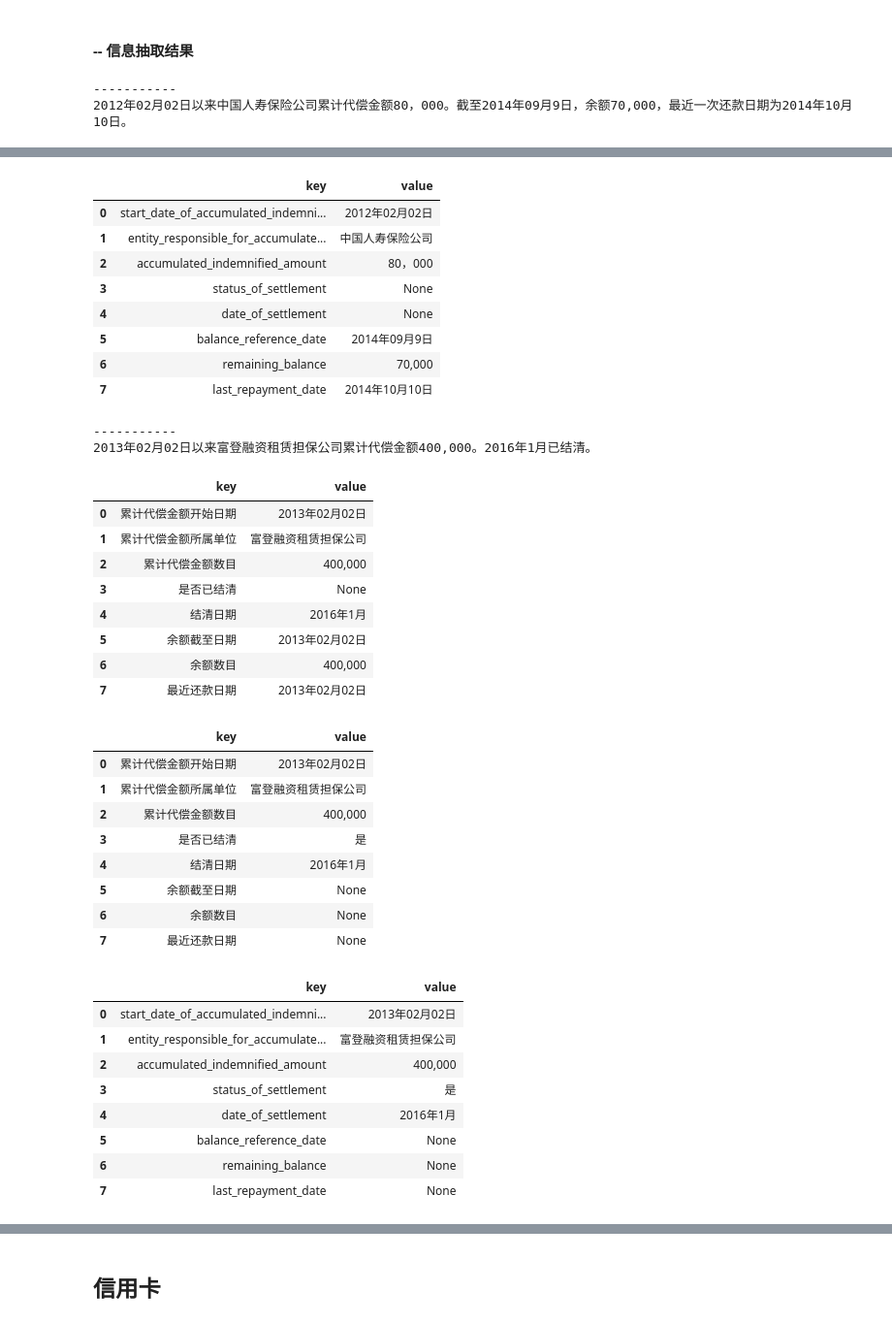
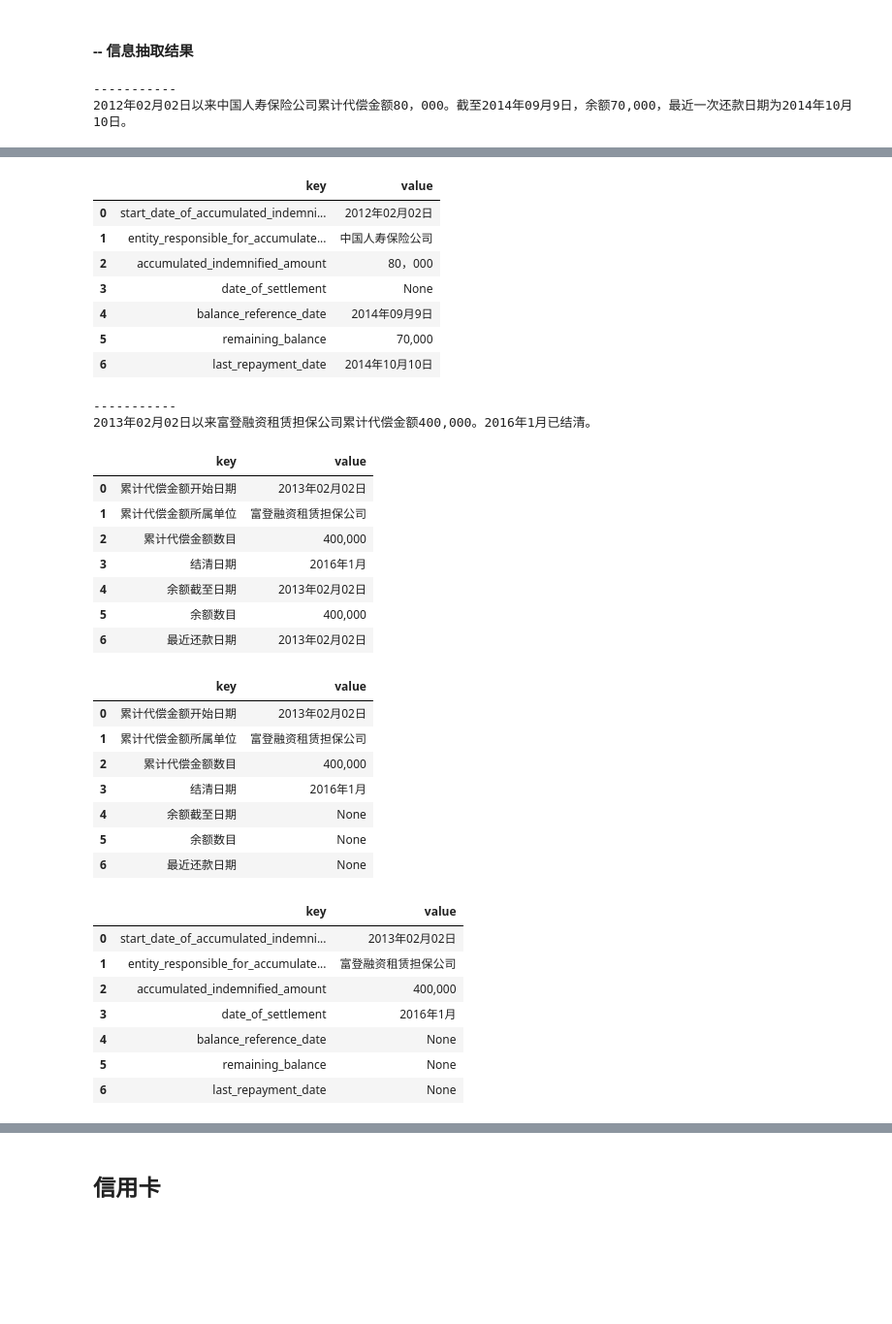
Before and after one commit to Arnoldzyf/knowledge_extraction_from_credit_reports, a Jupyter notebook: 4_简版方案验证.ipynb, the cells around one changed output, grey strips where cells are left out. Shown at 97% size. Drawn from its saved outputs; the diff is of its cells as text; code cells hidden in the pictures; blank space fills up the shorter version.

```diff
--- a/4_简版方案验证.ipynb
+++ b/4_简版方案验证.ipynb
@@ -836,0 +938,4 @@ results[0]
+# %%
+for case, result in zip(zcczxx_data, zcczxx_results_fixed):
+    print(zcczxx_data[i])
+    display(pd.DataFrame(list(zcczxx_results_fixed[i].items()), columns=['key', 'value']))
@@ -836,0 +953,7 @@ results[0]
+# %%
+zcczxx_results_fixed_en = []
+for result in zcczxx_results_fixed:
+    result = {key_2_English(k):v for k,v in result.items()}
+    zcczxx_results_fixed_en.append(result)
+
+zcczxx_results_fixed_en
@@ -844,7 +974,7 @@ update_trans_dict("垫款信息", "overdraft_information")
 # %%
 '''关键字段需人工提前确定'''
 dkxx_schema = ["累计代偿金额开始日期", "累计代偿金额所属单位", "累计代偿金额数目"]
-dkxx_schema.extend(["是否已结清", "结清日期"])
+dkxx_schema.extend(["结清日期"])
 dkxx_schema.extend(["余额截至日期", "余额数目", "最近还款日期"])
 
 {k:key_2_English(k) for k in dkxx_schema}
@@ -875,10 +1004,10 @@ dkxx_schema.extend(["余额截至日期", "余额数目", "最近还款日期"])
 ['2012年02月02日以来中国人寿保险公司累计代偿金额80，000。截至2014年09月9日，余额70,000，最近一次还款日期为2014年10月10日。',
  '2013年02月02日以来富登融资租赁担保公司累计代偿金额400,000。2016年1月已结清。']
 # %%
-dkxx_cases = []
-dkxx_cases.append("2012年02月02日以来中国人寿保险公司累计代偿金额80，000。截至2014年09月9日，余额70,000，最近一次还款日期为2014年10月10日。")
-dkxx_cases.append("2013年02月02日以来富登融资租赁担保公司累计代偿金额400,000。2016年1月已结清。")
-dkxx_cases
+dkxx_data = []
+dkxx_data.append("2012年02月02日以来中国人寿保险公司累计代偿金额80，000。截至2014年09月9日，余额70,000，最近一次还款日期为2014年10月10日。")
+dkxx_data.append("2013年02月02日以来富登融资租赁担保公司累计代偿金额400,000。2016年1月已结清。")
+dkxx_data
 # %% [output]
 ['2012年02月02日以来中国人寿保险公司累计代偿金额80，000。截至2014年09月9日，余额70,000，最近一次还款日期为2014年10月10日。',
  '2013年02月02日以来富登融资租赁担保公司累计代偿金额400,000。2016年1月已结清。']
@@ -920,19 +1049,24 @@ def dkxx_result_fixing(case, result):
 # %%
-results=[]
-for case in dkxx_cases:
+dkxx_results=[]
+dkxx_results_fixed = []
+dkxx_results_fixed_en = []
+
+for case in dkxx_data:
     ## 模型提取
     result = extract_info_from_taskflow(case=case, schema=dkxx_schema)
-
+    dkxx_results.append(result)
     ## 结果展示
     print("-----------")
     print(case)
     display(pd.DataFrame(list(result.items()), columns=['key', 'value']))
     ## 结果矫正
-    result = dkxx_result_fixing(case, result)
+    result = text_result_fixing(case, result)
     display(pd.DataFrame(list(result.items()), columns=['key', 'value']))
+    dkxx_results_fixed.append(result)
     ## key值转英文
     result = {key_2_English(k):v for k,v in result.items()}
-    display(pd.DataFrame(list(result.items()), columns=['key', 'value']))
+    # display(pd.DataFrame(list(result.items()), columns=['key', 'value']))
+    dkxx_results_fixed_en.append(result)
 
     results.append(result)
 # %% [output]
@@ -959,38 +1091,34 @@ for case in dkxx_cases:
 |  | key | value |
 | 0 | start_date_of_accumulated_indemni... | 2012年02月02日 |
 | 1 | entity_responsible_for_accumulate... | 中国人寿保险公司 |
 | 2 | accumulated_indemnified_amount | 80，000 |
-| 3 | status_of_settlement | None |
-| 4 | date_of_settlement | None |
-| 5 | balance_reference_date | 2014年09月9日 |
-| 6 | remaining_balance | 70,000 |
-| 7 | last_repayment_date | 2014年10月10日 |
+| 3 | date_of_settlement | None |
+| 4 | balance_reference_date | 2014年09月9日 |
+| 5 | remaining_balance | 70,000 |
+| 6 | last_repayment_date | 2014年10月10日 |
 -----------
 2013年02月02日以来富登融资租赁担保公司累计代偿金额400,000。2016年1月已结清。
 |  | key | value |
 | 0 | 累计代偿金额开始日期 | 2013年02月02日 |
 | 1 | 累计代偿金额所属单位 | 富登融资租赁担保公司 |
 | 2 | 累计代偿金额数目 | 400,000 |
-| 3 | 是否已结清 | None |
-| 4 | 结清日期 | 2016年1月 |
-| 5 | 余额截至日期 | 2013年02月02日 |
-| 6 | 余额数目 | 400,000 |
-| 7 | 最近还款日期 | 2013年02月02日 |
+| 3 | 结清日期 | 2016年1月 |
+| 4 | 余额截至日期 | 2013年02月02日 |
+| 5 | 余额数目 | 400,000 |
+| 6 | 最近还款日期 | 2013年02月02日 |
 |  | key | value |
 | 0 | 累计代偿金额开始日期 | 2013年02月02日 |
 | 1 | 累计代偿金额所属单位 | 富登融资租赁担保公司 |
 | 2 | 累计代偿金额数目 | 400,000 |
-| 3 | 是否已结清 | 是 |
-| 4 | 结清日期 | 2016年1月 |
-| 5 | 余额截至日期 | None |
-| 6 | 余额数目 | None |
-| 7 | 最近还款日期 | None |
+| 3 | 结清日期 | 2016年1月 |
+| 4 | 余额截至日期 | None |
+| 5 | 余额数目 | None |
+| 6 | 最近还款日期 | None |
 |  | key | value |
 | 0 | start_date_of_accumulated_indemni... | 2013年02月02日 |
 | 1 | entity_responsible_for_accumulate... | 富登融资租赁担保公司 |
 | 2 | accumulated_indemnified_amount | 400,000 |
-| 3 | status_of_settlement | 是 |
-| 4 | date_of_settlement | 2016年1月 |
-| 5 | balance_reference_date | None |
-| 6 | remaining_balance | None |
-| 7 | last_repayment_date | None |
+| 3 | date_of_settlement | 2016年1月 |
+| 4 | balance_reference_date | None |
+| 5 | remaining_balance | None |
+| 6 | last_repayment_date | None |
```
Also changed, not shown: parts of 58 cells of this notebook, 7 other files.
